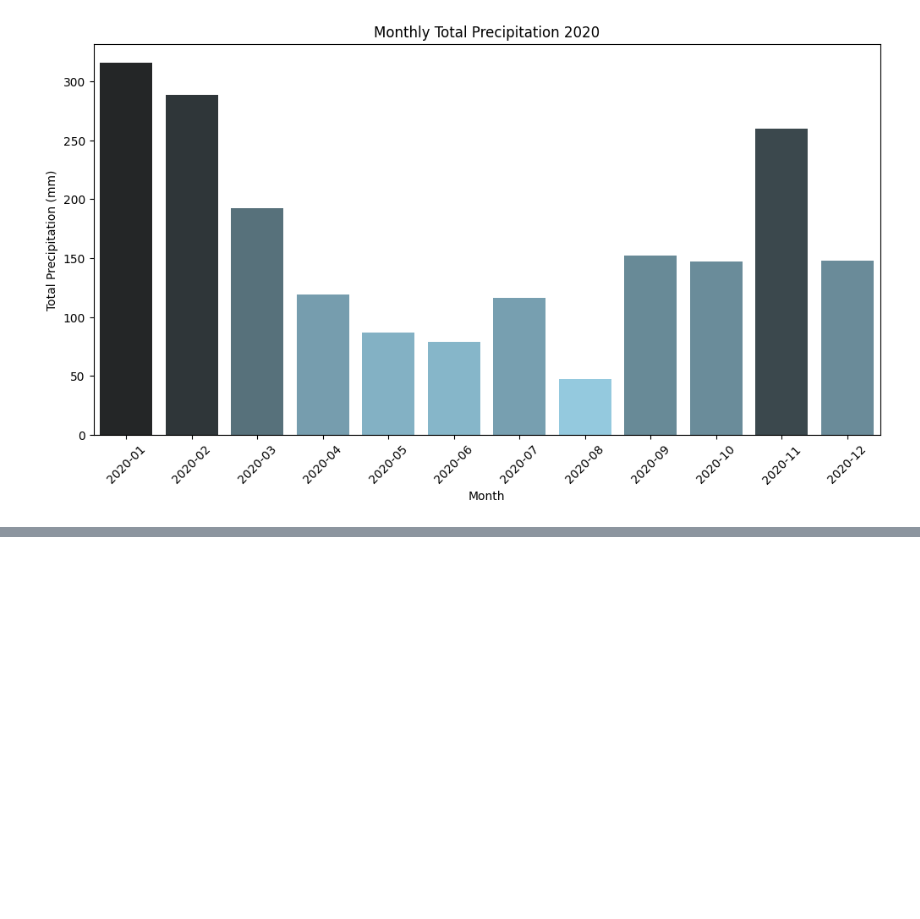
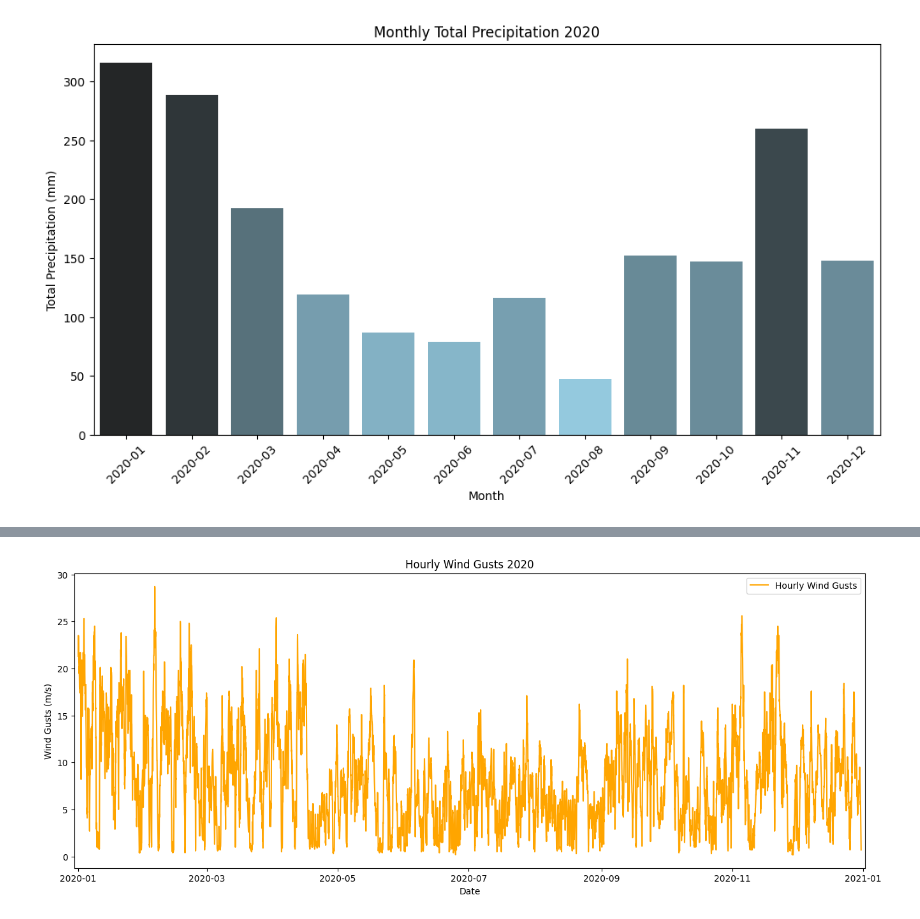
Before and after one commit to esksko/IND320-assignments-esksko, a Jupyter notebook: jupyter/assignment_1.ipynb, the cells around one changed output, grey strips where cells are left out. Saved outputs shown, nothing was run; the diff lists cells and outputs as text; code cells hidden in the pictures; blank space fills up the shorter version.

```diff
--- a/jupyter/assignment_1.ipynb
+++ b/jupyter/assignment_1.ipynb
@@ -133,0 +145,11 @@ Setting a gradient palette using color= is deprecated and will be removed in v0.
+# %%
+# Plotting wind_gusts_10m (m/s)
+plt.figure(figsize=(16, 6))
+
+sns.lineplot(data=df, x="time", y="wind_gusts_10m (m/s)", color="orange", label="Hourly Wind Gusts")
+plt.title("Hourly Wind Gusts 2020")
+plt.xlabel("Date")
+plt.ylabel("Wind Gusts (m/s)")
+plt.margins(x=0.005)
+# %% [output]
+[figure, added]
```
Also changed, not shown: parts of 5 cells of this notebook, 6 other files.
